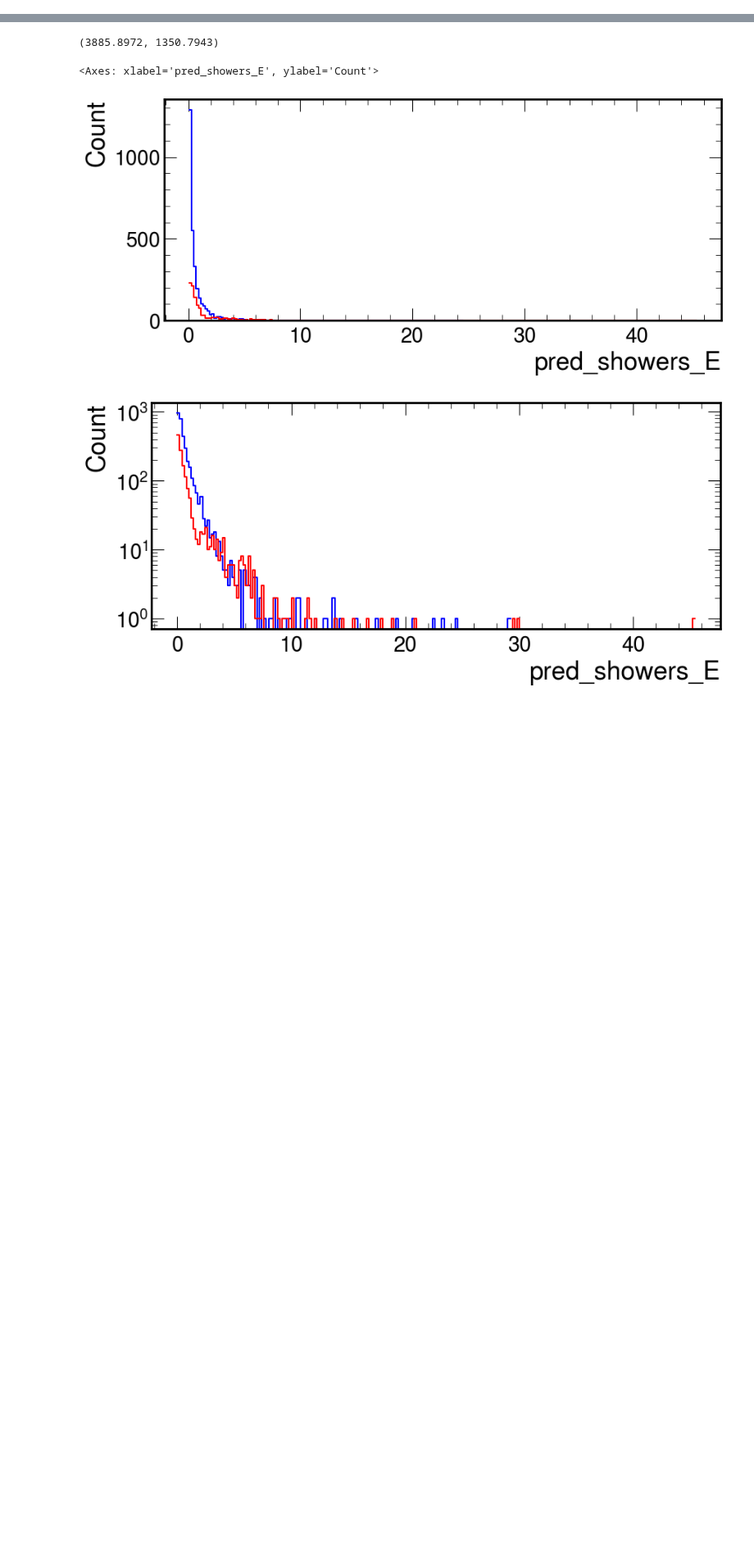
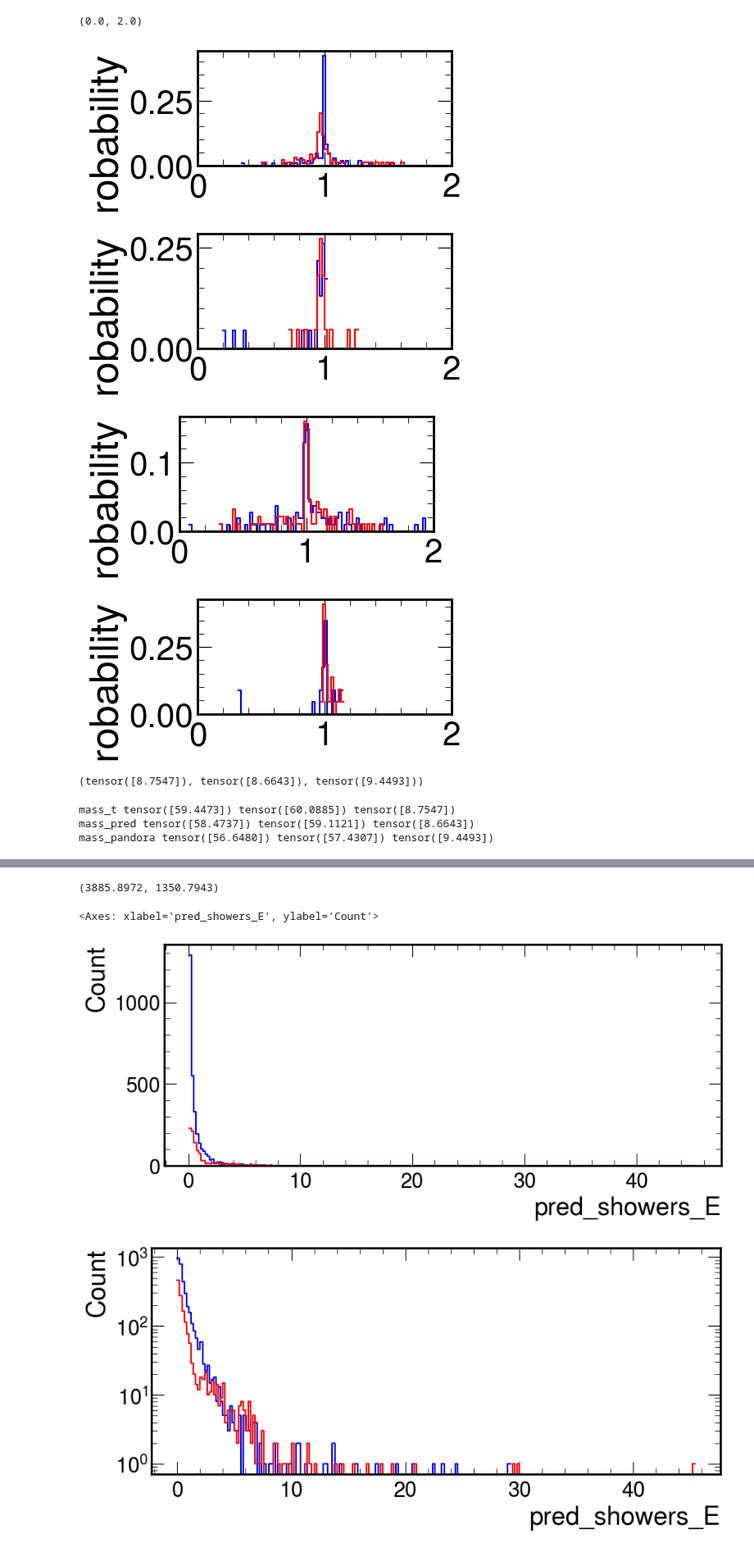
Before and after one commit to selvaggi/mlpf, a Jupyter notebook: notebooks/18_efficiency_Hss_plot.ipynb, the cells around one changed output, grey strips where cells are left out. Shown at 82% size. Drawn from its saved outputs; the diff is of its cells as text; code cells hidden in the pictures; blank space fills up the shorter version.

```diff
--- a/notebooks/18_efficiency_Hss_plot.ipynb
+++ b/notebooks/18_efficiency_Hss_plot.ipynb
@@ -69,0 +130,37 @@ sd_pandora[0:20]
+# %%
+E_range = 20
+import seaborn as sns
+fig = plt.figure(figsize=(4,4))
+ax = fig.add_subplot(2, 1, 1)
+sns.histplot(sd_hgb.pred_showers_E[(sd_hgb.reco_showers_E<E_range)]/sd_hgb.reco_showers_E[(sd_hgb.reco_showers_E<E_range)], stat="probability",binwidth=0.02, color="blue",  element="step",fill=False)
+sns.histplot(sd_pandora.pred_showers_E[(sd_pandora.reco_showers_E<E_range)]/sd_pandora.reco_showers_E[(sd_pandora.reco_showers_E<E_range)], stat="probability",binwidth=0.02, color="red",  element="step",fill=False)
+
+plt.xlim([0,2])
+
+fig = plt.figure(figsize=(4,4))
+ax = fig.add_subplot(2, 1, 1)
+sns.histplot(sd_hgb.pred_showers_E[(sd_hgb.reco_showers_E>E_range)]/sd_hgb.reco_showers_E[(sd_hgb.reco_showers_E>E_range)], stat="probability",binwidth=0.02, color="blue",  element="step",fill=False)
+sns.histplot(sd_pandora.pred_showers_E[(sd_pandora.reco_showers_E>E_range)]/sd_pandora.reco_showers_E[(sd_pandora.reco_showers_E>E_range)], stat="probability",binwidth=0.02, color="red",  element="step",fill=False)
+
+plt.xlim([0,2])
+
+E_range = 20
+fig = plt.figure(figsize=(4,4))
+ax = fig.add_subplot(2, 1, 1)
+sns.histplot(sd_hgb.calibrated_E[(sd_hgb.reco_showers_E<E_range)]/sd_hgb.true_showers_E[(sd_hgb.reco_showers_E<E_range)], stat="probability",binwidth=0.02, color="blue",  element="step",fill=False)
+sns.histplot(sd_pandora.pandora_calibrated_pfo[(sd_pandora.reco_showers_E<E_range)]/sd_pandora.true_showers_E[(sd_pandora.reco_showers_E<E_range)], stat="probability",binwidth=0.02, color="red",  element="step",fill=False)
+
+plt.xlim([0,2])
+
+fig = plt.figure(figsize=(4,4))
+ax = fig.add_subplot(2, 1, 1)
+sns.histplot(sd_hgb.calibrated_E[(sd_hgb.reco_showers_E>E_range)]/sd_hgb.true_showers_E[(sd_hgb.reco_showers_E>E_range)], stat="probability",binwidth=0.02, color="blue",  element="step",fill=False)
+sns.histplot(sd_pandora.pandora_calibrated_pfo[(sd_pandora.reco_showers_E>E_range)]/sd_pandora.true_showers_E[(sd_pandora.reco_showers_E>E_range)], stat="probability",binwidth=0.02, color="red",  element="step",fill=False)
+
+plt.xlim([0,2])
+# %% [output]
+(0.0, 2.0)
+[figure, added]
+[figure, added]
+[figure, added]
+[figure, added]
@@ -69,0 +193,29 @@ sd_pandora[0:20]
+# %%
+true_v = np.nansum(true_vect, axis=0)
+pred_v = np.nansum(pred_vect, axis=0)
+pandora_v = np.nansum(pred_vect_pandora, axis=0)
+pandora_v = pandora_v
+
+torch.norm(torch.Tensor(true_v).view(1,-1), dim=1), torch.norm(torch.Tensor(pred_v).view(1,-1), dim=1), torch.norm(torch.Tensor(pandora_v).view(1,-1), dim=1)
+# %% [output]
+(tensor([8.7547]), tensor([8.6643]), tensor([9.4493]))
+# %%
+true_E_jet = torch.Tensor([np.sum(true_E[~np.isnan(true_E)])])
+true_jet_p = torch.norm(torch.Tensor(true_v).view(1,-1), dim=1)
+mass_t = torch.sqrt(torch.abs(true_E_jet ** 2) - true_jet_p ** 2)
+print("mass_t", mass_t, true_E_jet, true_jet_p)
+
+true_E_jet = torch.Tensor([np.sum(pred_E[~np.isnan(pred_E)])])
+true_jet_p = torch.norm(torch.Tensor(pred_v).view(1,-1), dim=1)
+mass_t = torch.sqrt(torch.abs(true_E_jet ** 2) - true_jet_p ** 2)
+print("mass_pred", mass_t, true_E_jet, true_jet_p)
+
+
+true_E_jet = torch.Tensor([np.sum(pandora_E[~np.isnan(pandora_E)])])
+true_jet_p = torch.norm(torch.Tensor(pandora_v).view(1,-1), dim=1)
+mass_t = torch.sqrt(torch.abs(true_E_jet ** 2) - true_jet_p ** 2)
+print("mass_pandora", mass_t, true_E_jet, true_jet_p)
+# %% [output]
+mass_t tensor([59.4473]) tensor([60.0885]) tensor([8.7547])
+mass_pred tensor([58.4737]) tensor([59.1121]) tensor([8.6643])
+mass_pandora tensor([56.6480]) tensor([57.4307]) tensor([9.4493])
```
Also changed, not shown: parts of 27 cells of this notebook, 34 other files.
